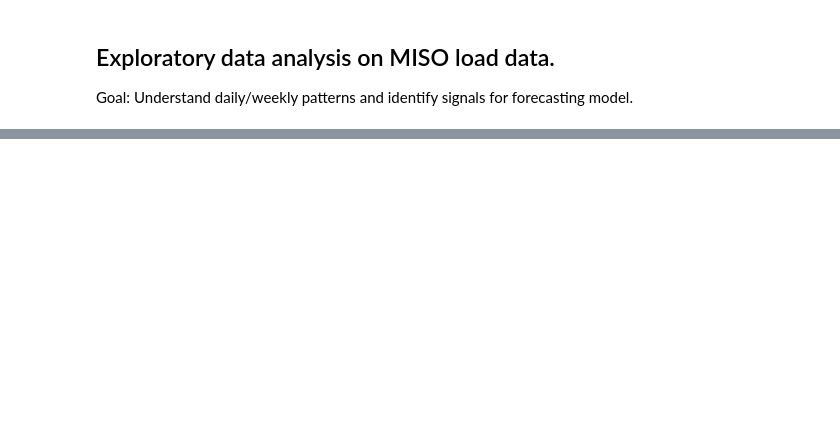
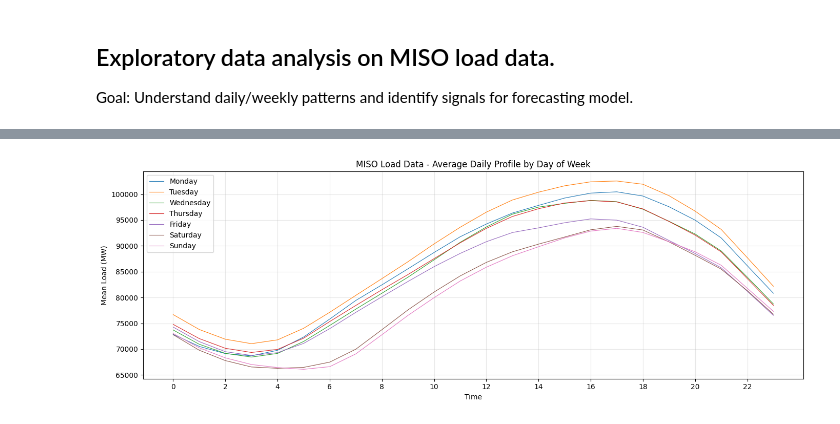
Before and after one commit to sethpoindexter/energy-load-forecaster, a Jupyter notebook: backend/notebooks/01_eda.ipynb, the cells around one changed output, grey strips where cells are left out. Saved outputs shown, nothing was run; the diff lists cells and outputs as text; code cells hidden in the pictures; blank space fills up the shorter version.

```diff
--- a/backend/notebooks/01_eda.ipynb
+++ b/backend/notebooks/01_eda.ipynb
@@ -152,0 +157,20 @@ plt.show()
+# %%
+# Average daily profile by day of week
+# Group by day of week and hour, plot mean analyze the average day by day of the week
+day_of_week_stats = df.groupby(["day_of_week", "hour"])["load_mw"].mean().unstack("day_of_week")
+day_of_week_stats = day_of_week_stats[["Monday", "Tuesday", "Wednesday", "Thursday", "Friday", "Saturday", "Sunday"]]
+
+fig, ax = plt.subplots()
+
+for day in day_of_week_stats.columns:
+    ax.plot(day_of_week_stats.index, day_of_week_stats[day], linewidth=0.8, label=day)
+
+ax.set_title("MISO Load Data - Average Daily Profile by Day of Week")
+ax.set_xlabel("Time")
+ax.set_ylabel("Mean Load (MW)")
+ax.set_xticks(range(0, 24, 2))
+plt.tight_layout()
+plt.legend()
+plt.show()
+# %% [output]
+[figure, added]
```
Also changed, not shown: parts of 16 cells of this notebook, 1 other file.
